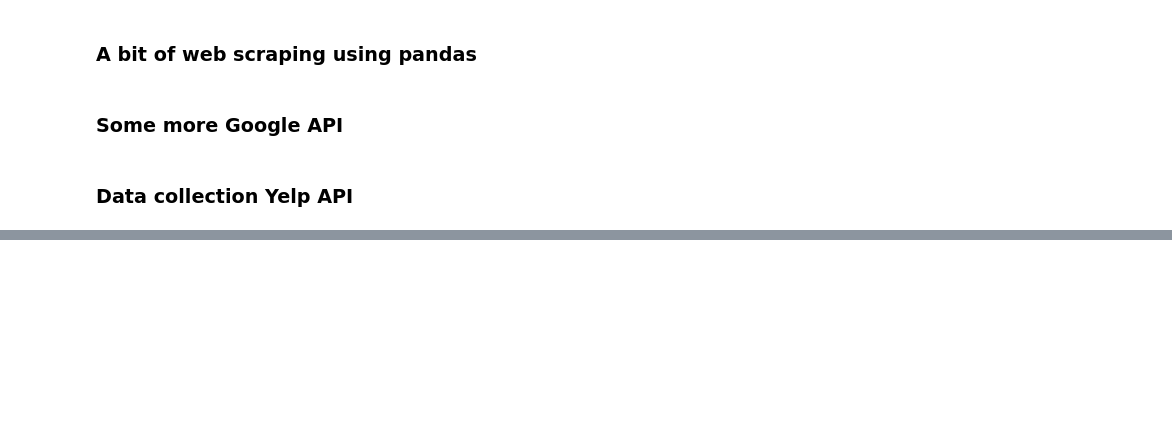
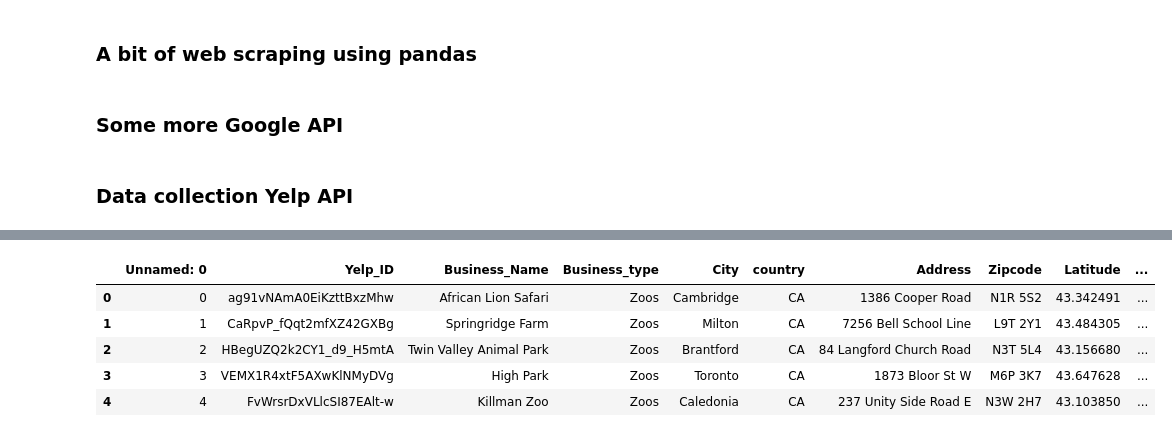
Before and after one commit to Santiago-FR/DAB-FinalProject-Santiago, a Jupyter notebook: Prod/main.ipynb, the cells around one changed output, grey strips where cells are left out. Cells and saved outputs as stored; diff of their text form; code cells hidden in the pictures; blank space fills up the shorter version.

```diff
--- a/Prod/main.ipynb
+++ b/Prod/main.ipynb
@@ -271,0 +493,12 @@ ont_zoos_df.head()
+# %%
+# Upen CSV File
+file_ont_yelp = "CLEAN DATA/USE/ONTARIO_YELP_DATA_CLEAN.csv"
+file_ont_yelp_df = pd.read_csv(file_ont_yelp, encoding="ISO-8859-1")
+file_ont_yelp_df.head()
+# %% [output]
+|  | Unnamed: 0 | Yelp_ID | Business_Name | Business_type | City | country | Address | Zipcode | Latitude | ... |
+| 0 | 0 | ag91vNAmA0EiKzttBxzMhw | African Lion Safari | Zoos | Cambridge | CA | 1386 Cooper Road | N1R 5S2 | 43.342491 | ... |
+| 1 | 1 | CaRpvP_fQqt2mfXZ42GXBg | Springridge Farm | Zoos | Milton | CA | 7256 Bell School Line | L9T 2Y1 | 43.484305 | ... |
+| 2 | 2 | HBegUZQ2k2CY1_d9_H5mtA | Twin Valley Animal Park | Zoos | Brantford | CA | 84 Langford Church Road | N3T 5L4 | 43.156680 | ... |
+| 3 | 3 | VEMX1R4xtF5AXwKlNMyDVg | High Park | Zoos | Toronto | CA | 1873 Bloor St W | M6P 3K7 | 43.647628 | ... |
+| 4 | 4 | FvWrsrDxVLlcSI87EAlt-w | Killman Zoo | Zoos | Caledonia | CA | 237 Unity Side Road E | N3W 2H7 | 43.103850 | ... |
```
Also changed, not shown: parts of 20 cells of this notebook, 26 other files.
